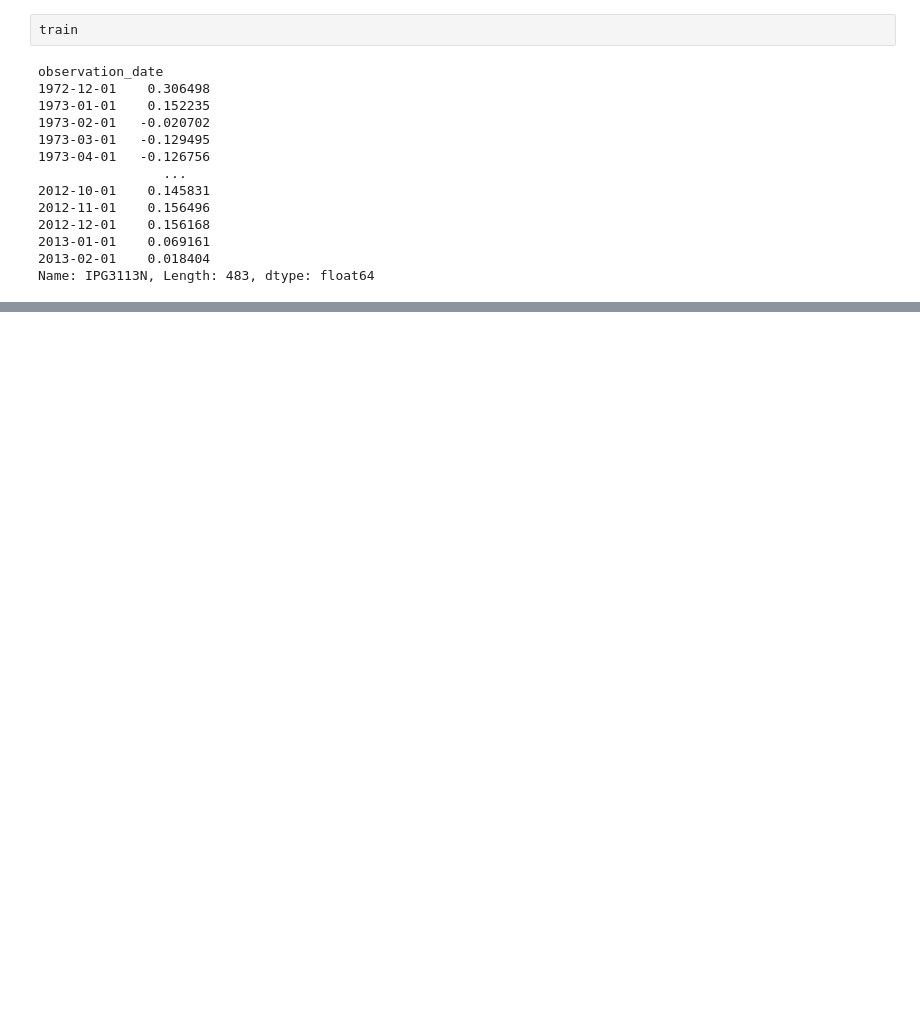
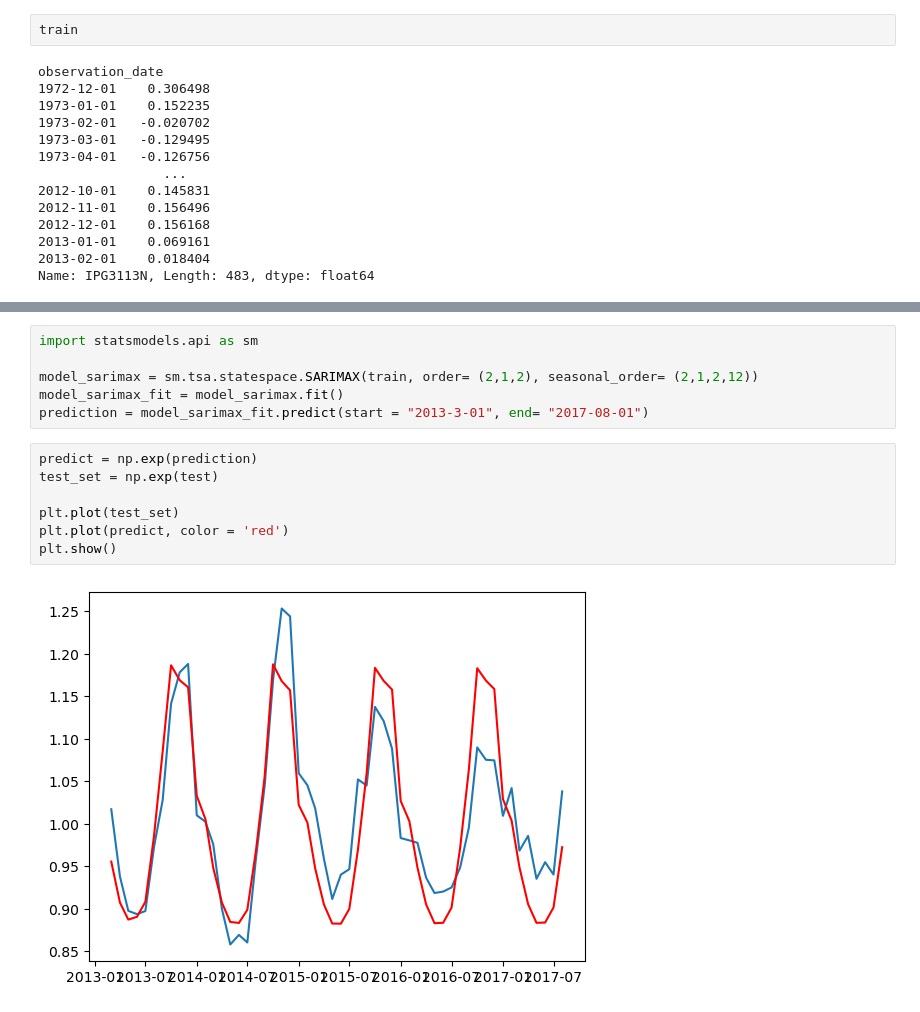
Before and after one commit to VaskarO/Time-series-analysis-and-forecasting, a Jupyter notebook: ARIMA_SARIMAX.ipynb, the cells around one changed output, grey strips where cells are left out. Saved outputs shown, nothing was run; the diff lists cells and outputs as text; blank space fills up the shorter version.

```diff
--- a/ARIMA_SARIMAX.ipynb
+++ b/ARIMA_SARIMAX.ipynb
@@ -154,0 +177,15 @@ plt.plot(predictions)
+# %%
+import statsmodels.api as sm
+
+model_sarimax = sm.tsa.statespace.SARIMAX(train, order= (2,1,2), seasonal_order= (2,1,2,12))
+model_sarimax_fit = model_sarimax.fit()
+prediction = model_sarimax_fit.predict(start = "2013-3-01", end= "2017-08-01")
+# %%
+predict = np.exp(prediction)
+test_set = np.exp(test)
+
+plt.plot(test_set)
+plt.plot(predict, color = 'red')
+plt.show()
+# %% [output]
+[figure, added]
```
Also changed, not shown: parts of 7 cells of this notebook.
